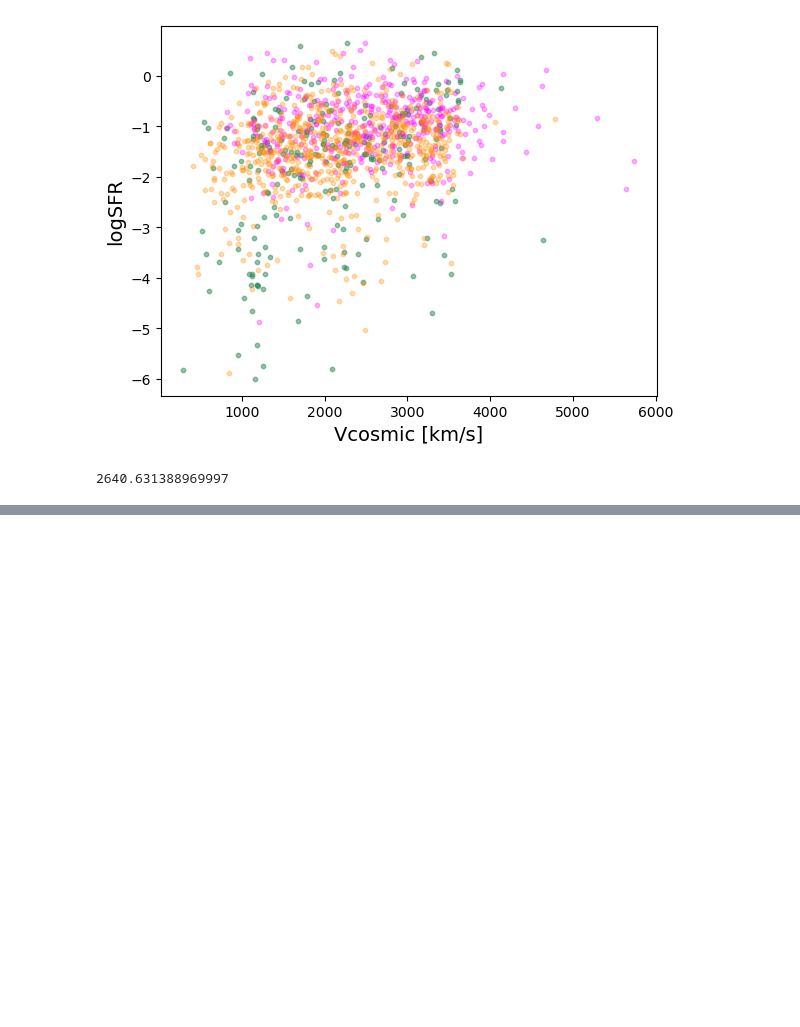
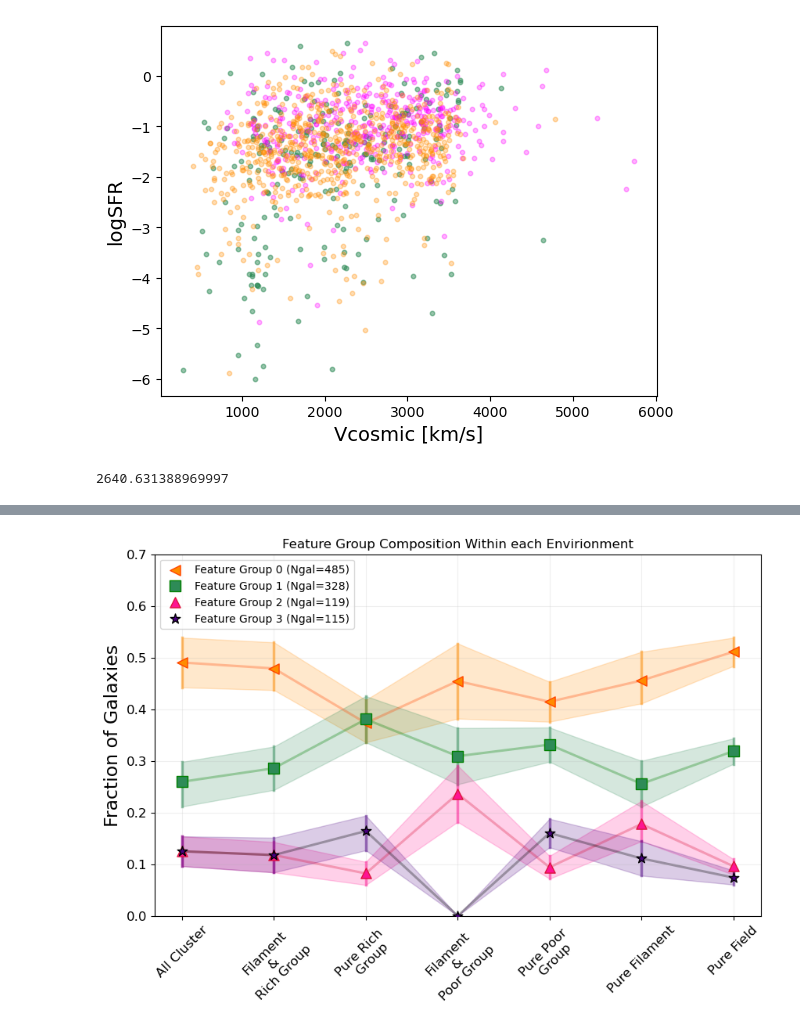
Before and after one commit to gammaspire/machine-learning, a Jupyter notebook: galaxy_feature_clustering/feature_clustering.ipynb, the cells around one changed output, grey strips where cells are left out. Drawn from its saved outputs; the diff is of its cells as text; code cells hidden in the pictures; blank space fills up the shorter version.

```diff
--- a/galaxy_feature_clustering/feature_clustering.ipynb
+++ b/galaxy_feature_clustering/feature_clustering.ipynb
@@ -607,0 +639,4 @@ flag=df['Vcosmic']<3100
+# %%
+plot_env_fraction(df, main_only=False, envfrac=False, envcomp=True)
+# %% [output]
+[figure, added]
```
Also changed, not shown: parts of 18 cells of this notebook, 8 other files.
